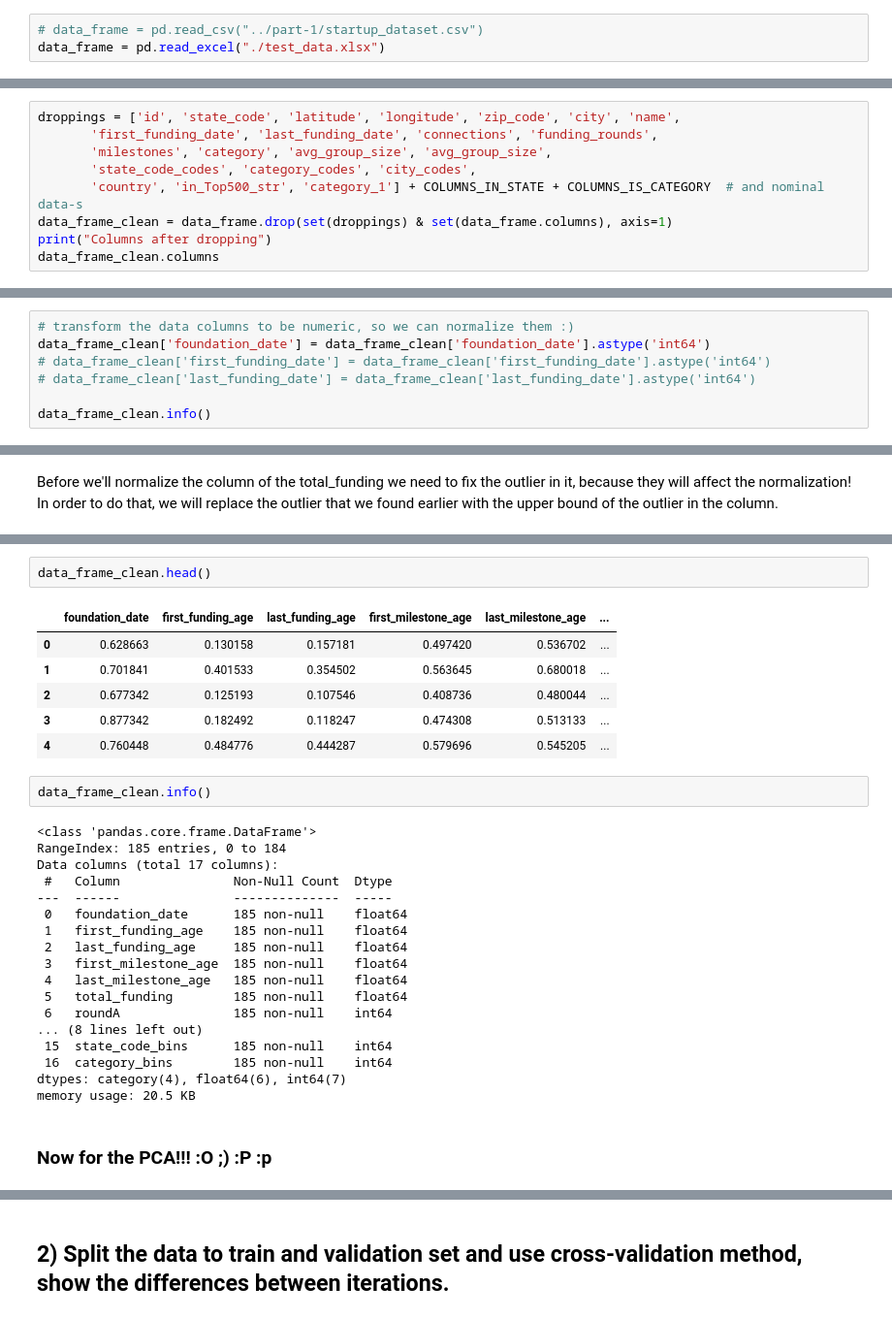
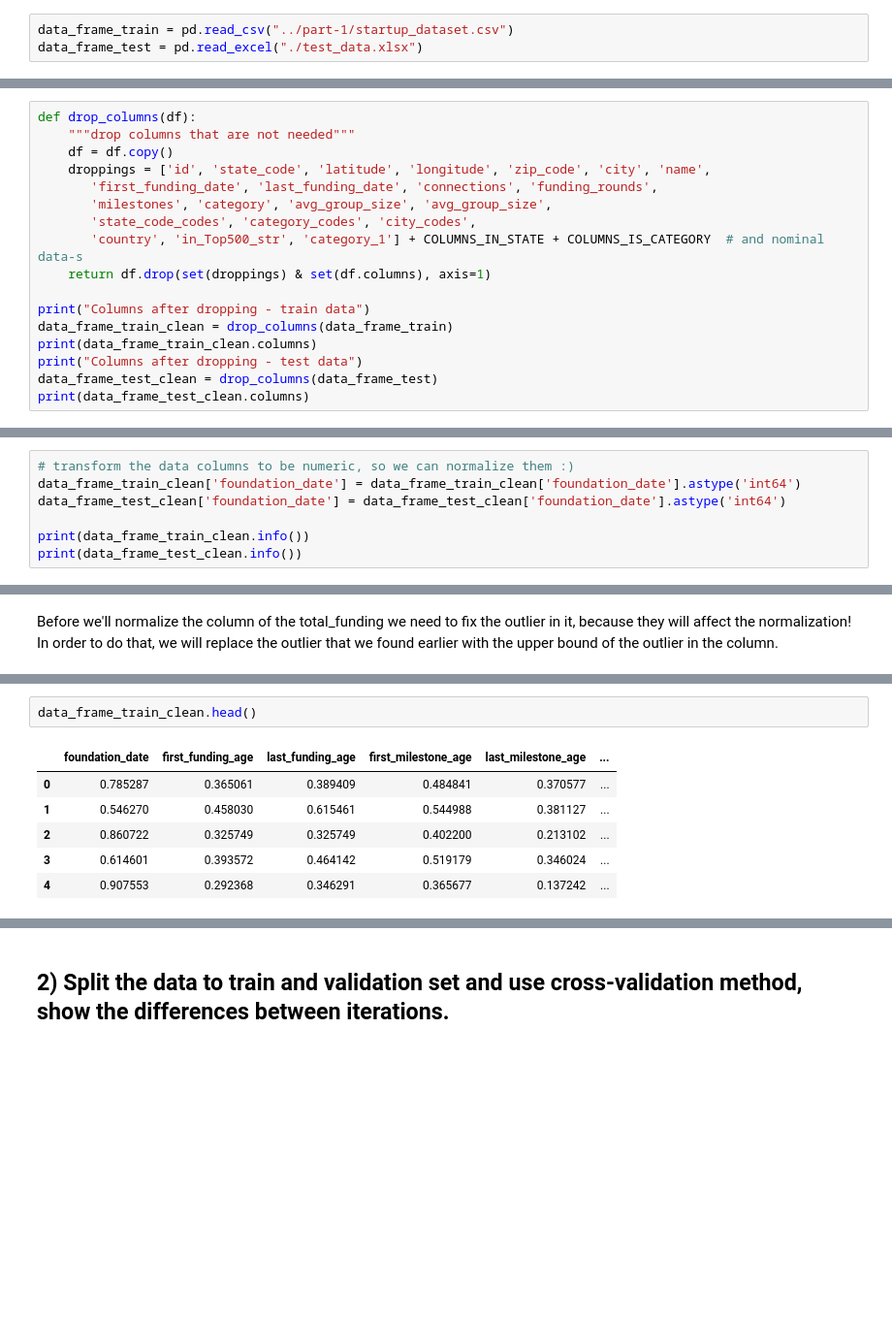
Before and after one commit to Liri-Be/DataMining, a Jupyter notebook: part-2/part2.ipynb, the cells around one changed output, grey strips where cells are left out. Shown at 97% size. Saved outputs shown, nothing was run; the diff lists cells and outputs as text; blank space fills up the shorter version.

```diff
--- a/part-2/part2.ipynb
+++ b/part-2/part2.ipynb
@@ -53,8 +44,8 @@ ROUNDS = "roundA	roundB	roundC	roundD".split('\t')
 # %% [markdown]
 ### Reading the CSV file:
 # %%
-# data_frame = pd.read_csv("../part-1/startup_dataset.csv")
-data_frame = pd.read_excel("./test_data.xlsx")
+data_frame_train = pd.read_csv("../part-1/startup_dataset.csv")
+data_frame_test = pd.read_excel("./test_data.xlsx")
 # %% [markdown]
 ## 1) Pre-processing
 ### Data cleaning - check for each one of the problems and take care of them properly, e.g., missing values,  inconsistent  etc.
@@ -494,10 +520,18 @@ Index(['id', 'state_code', 'latitude', 'longitude', 'zip_code', 'city', 'name',
 # %%
-droppings = ['id', 'state_code', 'latitude', 'longitude', 'zip_code', 'city', 'name',
+def drop_columns(df):
+    """drop columns that are not needed"""
+    df = df.copy()
+    droppings = ['id', 'state_code', 'latitude', 'longitude', 'zip_code', 'city', 'name',
        'first_funding_date', 'last_funding_date', 'connections', 'funding_rounds',
        'milestones', 'category', 'avg_group_size', 'avg_group_size',
        'state_code_codes', 'category_codes', 'city_codes',
        'country', 'in_Top500_str', 'category_1'] + COLUMNS_IN_STATE + COLUMNS_IS_CATEGORY  # and nominal data-s
-data_frame_clean = data_frame.drop(set(droppings) & set(data_frame.columns), axis=1)
-print("Columns after dropping")
-data_frame_clean.columns
+    return df.drop(set(droppings) & set(df.columns), axis=1)
+
+print("Columns after dropping - train data")
+data_frame_train_clean = drop_columns(data_frame_train)
+print(data_frame_train_clean.columns)
+print("Columns after dropping - test data")
+data_frame_test_clean = drop_columns(data_frame_test)
+print(data_frame_test_clean.columns)
 # %% [output]
@@ -534,10 +595,10 @@ memory usage: 20.5 KB
 First we need to fix the date columns, because they are not in the correct format - not a number
 # %%
 # transform the data columns to be numeric, so we can normalize them :)
-data_frame_clean['foundation_date'] = data_frame_clean['foundation_date'].astype('int64')
-# data_frame_clean['first_funding_date'] = data_frame_clean['first_funding_date'].astype('int64')
-# data_frame_clean['last_funding_date'] = data_frame_clean['last_funding_date'].astype('int64')
+data_frame_train_clean['foundation_date'] = data_frame_train_clean['foundation_date'].astype('int64')
+data_frame_test_clean['foundation_date'] = data_frame_test_clean['foundation_date'].astype('int64')
 
-data_frame_clean.info()
+print(data_frame_train_clean.info())
+print(data_frame_test_clean.info())
 # %% [output]
 <class 'pandas.core.frame.DataFrame'>
@@ -589,31 +651,9 @@ for col in data_frame_clean.columns:  # normalize all the columns that are not b
 # %%
-data_frame_clean.head()
+data_frame_train_clean.head()
 # %% [output]
 |  | foundation_date | first_funding_age | last_funding_age | first_milestone_age | last_milestone_age | ... |
-| 0 | 0.628663 | 0.130158 | 0.157181 | 0.497420 | 0.536702 | ... |
-| 1 | 0.701841 | 0.401533 | 0.354502 | 0.563645 | 0.680018 | ... |
-| 2 | 0.677342 | 0.125193 | 0.107546 | 0.408736 | 0.480044 | ... |
-| 3 | 0.877342 | 0.182492 | 0.118247 | 0.474308 | 0.513133 | ... |
-| 4 | 0.760448 | 0.484776 | 0.444287 | 0.579696 | 0.545205 | ... |
+| 0 | 0.785287 | 0.365061 | 0.389409 | 0.484841 | 0.370577 | ... |
+| 1 | 0.546270 | 0.458030 | 0.615461 | 0.544988 | 0.381127 | ... |
+| 2 | 0.860722 | 0.325749 | 0.325749 | 0.402200 | 0.213102 | ... |
+| 3 | 0.614601 | 0.393572 | 0.464142 | 0.519179 | 0.346024 | ... |
+| 4 | 0.907553 | 0.292368 | 0.346291 | 0.365677 | 0.137242 | ... |
-# %%
-data_frame_clean.info()
-# %% [output]
-<class 'pandas.core.frame.DataFrame'>
-RangeIndex: 185 entries, 0 to 184
-Data columns (total 17 columns):
- #   Column               Non-Null Count  Dtype
----  ------               --------------  -----
- 0   foundation_date      185 non-null    float64
- 1   first_funding_age    185 non-null    float64
- 2   last_funding_age     185 non-null    float64
- 3   first_milestone_age  185 non-null    float64
- 4   last_milestone_age   185 non-null    float64
- 5   total_funding        185 non-null    float64
- 6   roundA               185 non-null    int64
-... (8 lines left out)
- 15  state_code_bins      185 non-null    int64
- 16  category_bins        185 non-null    int64
-dtypes: category(4), float64(6), int64(7)
-memory usage: 20.5 KB
-# %% [markdown]
-### Now for the **PCA**!!! :O ;) :P :p
```
Also changed, not shown: parts of 70 cells of this notebook, 1 other file.
